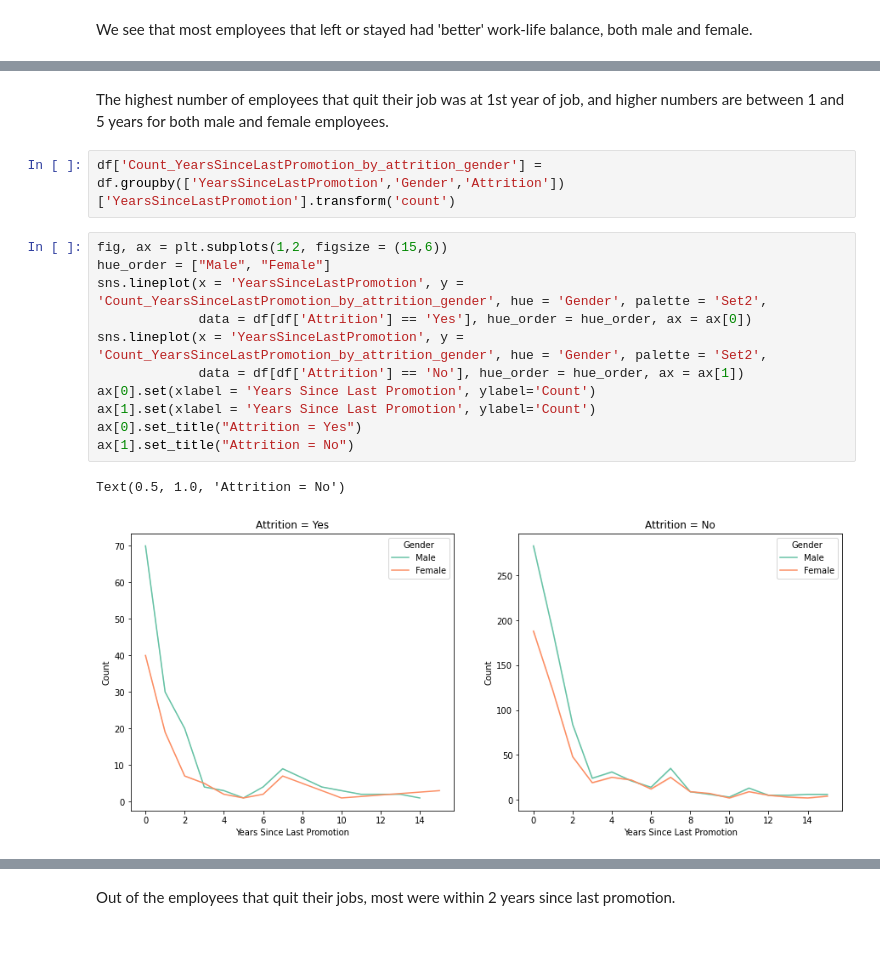
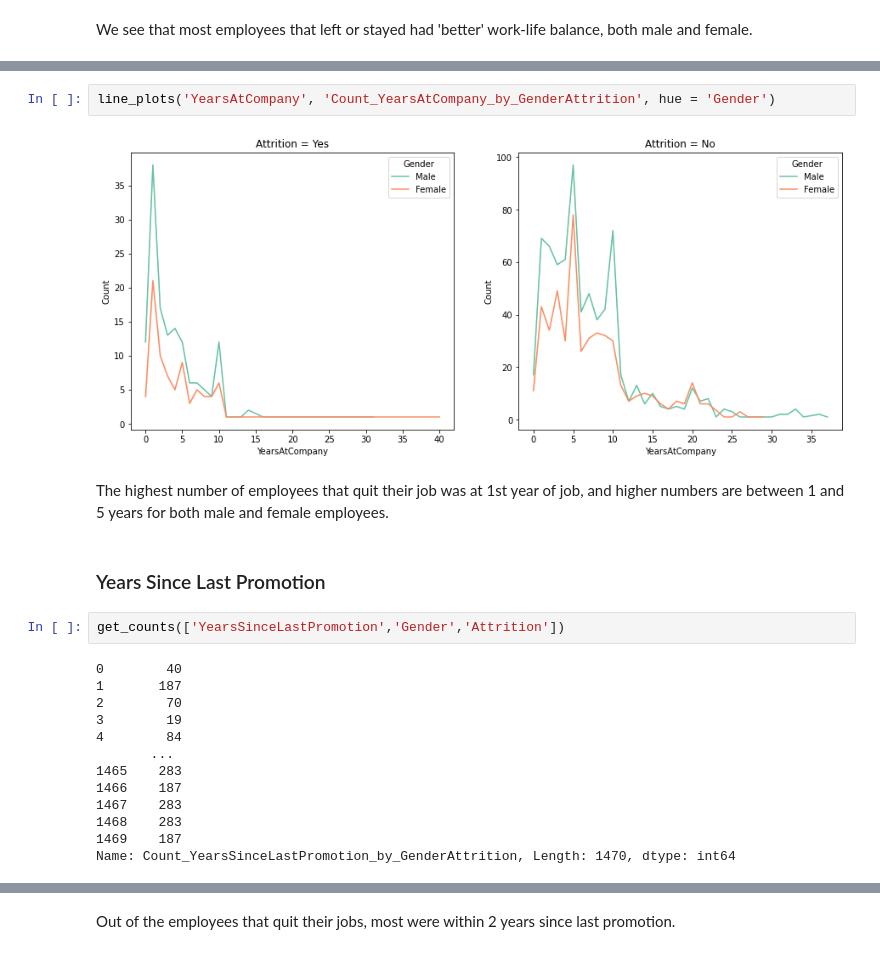
Before and after one commit to vita-levytska/HR-Analytics, a Jupyter notebook: HR-Analytics.ipynb, the cells around one changed output, grey strips where cells are left out. Cells and saved outputs as stored; diff of their text form.

```diff
--- a/HR-Analytics.ipynb
+++ b/HR-Analytics.ipynb
@@ -317,18 +339,23 @@ Text(0.5, 1.0, 'Attrition = No')
+# %%
+line_plots('YearsAtCompany', 'Count_YearsAtCompany_by_GenderAttrition', hue = 'Gender')
+# %% [output]
+[figure, added]
 # %% [markdown]
 The highest number of employees that quit their job was at 1st year of job, and higher numbers are between 1 and 5 years for both male and female employees.
-# %%
-df['Count_YearsSinceLastPromotion_by_attrition_gender'] = df.groupby(['YearsSinceLastPromotion','Gender','Attrition'])['YearsSinceLastPromotion'].transform('count')
-# %%
-fig, ax = plt.subplots(1,2, figsize = (15,6))
-hue_order = ["Male", "Female"]
-sns.lineplot(x = 'YearsSinceLastPromotion', y = 'Count_YearsSinceLastPromotion_by_attrition_gender', hue = 'Gender', palette = 'Set2',
-             data = df[df['Attrition'] == 'Yes'], hue_order = hue_order, ax = ax[0])
-sns.lineplot(x = 'YearsSinceLastPromotion', y = 'Count_YearsSinceLastPromotion_by_attrition_gender', hue = 'Gender', palette = 'Set2',
-             data = df[df['Attrition'] == 'No'], hue_order = hue_order, ax = ax[1])
-ax[0].set(xlabel = 'Years Since Last Promotion', ylabel='Count')
-ax[1].set(xlabel = 'Years Since Last Promotion', ylabel='Count')
-ax[0].set_title("Attrition = Yes")
-ax[1].set_title("Attrition = No")
-# %% [output]
-Text(0.5, 1.0, 'Attrition = No')
-[figure, removed]
+# %% [markdown]
+### Years Since Last Promotion
+# %%
+get_counts(['YearsSinceLastPromotion','Gender','Attrition'])
+# %% [output]
+0        40
+1       187
+2        70
+3        19
+4        84
+       ...
+1465    283
+1466    187
+1467    283
+1468    283
+1469    187
+Name: Count_YearsSinceLastPromotion_by_GenderAttrition, Length: 1470, dtype: int64
```
Also changed, not shown: parts of 94 cells of this notebook.
